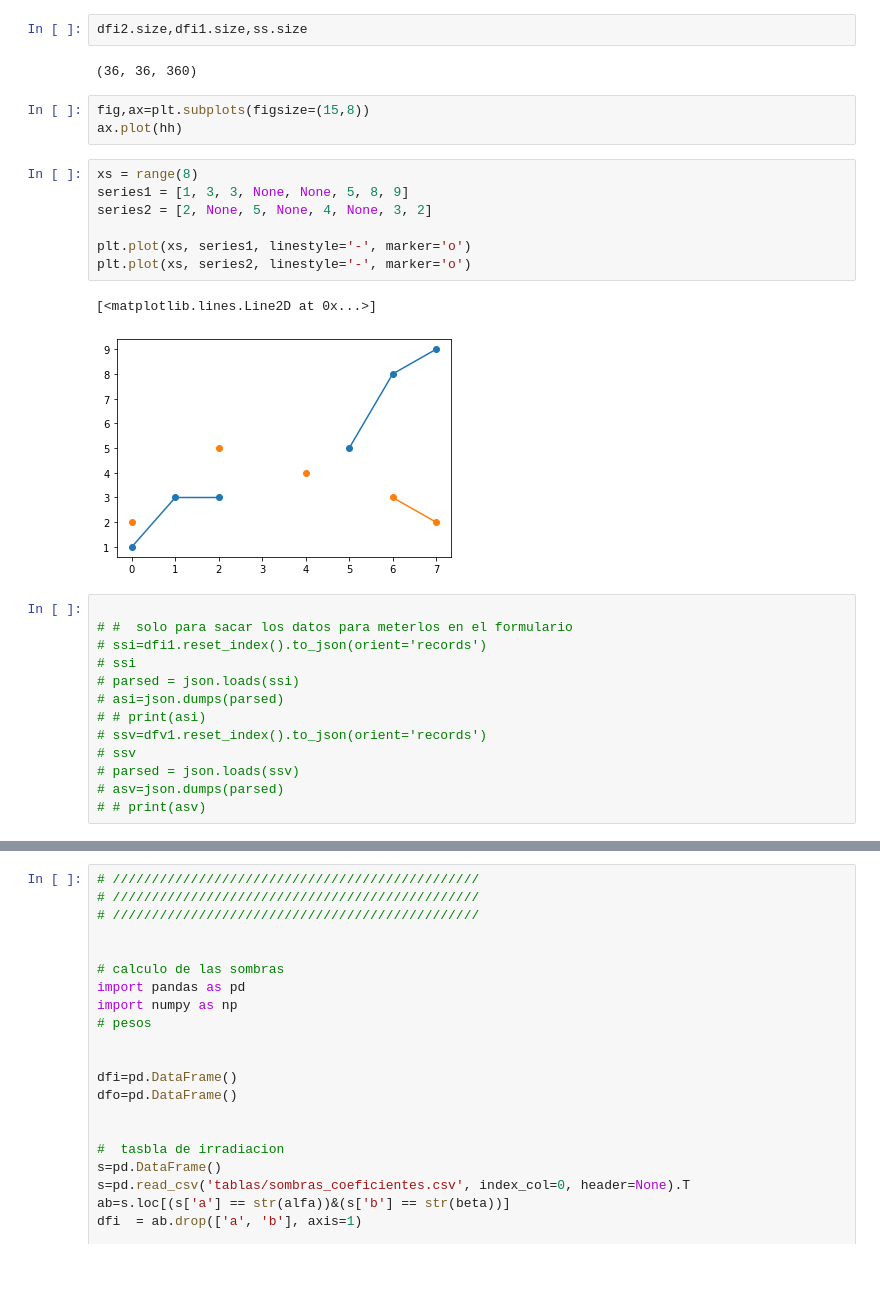
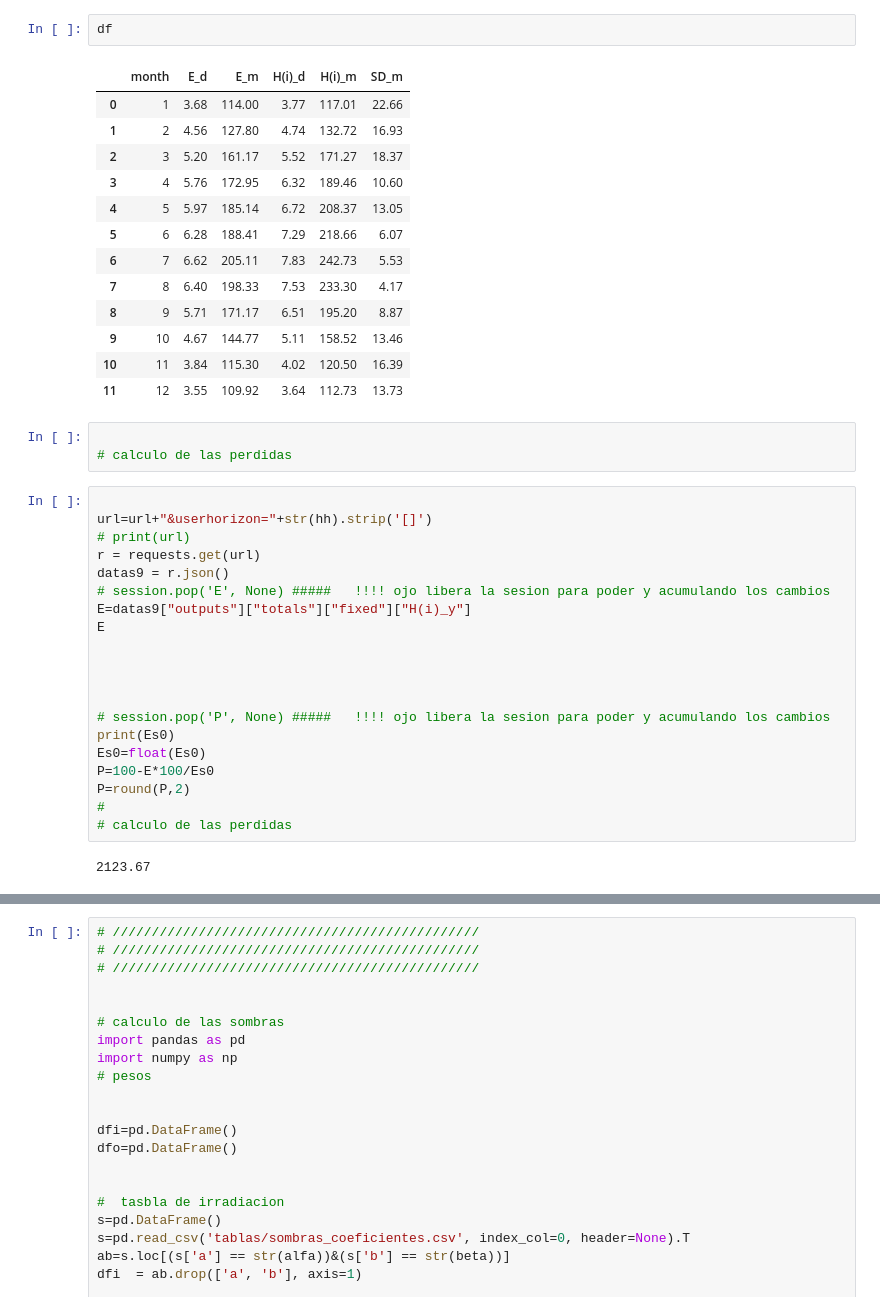
Before and after one commit to wattbucket/1kperdidassom, a Jupyter notebook: notebook.ipynb, the cells around one changed output, grey strips where cells are left out. Drawn from its saved outputs; the diff is of its cells as text; blank space fills up the shorter version.

```diff
--- a/notebook.ipynb
+++ b/notebook.ipynb
@@ -236,33 +212,44 @@ for x in range(len(xx)):
-# %%
-dfi2.size,dfi1.size,ss.size
-# %% [output]
-(36, 36, 360)
-# %%
-fig,ax=plt.subplots(figsize=(15,8))
-ax.plot(hh)
-# %%
-xs = range(8)
-series1 = [1, 3, 3, None, None, 5, 8, 9]
-series2 = [2, None, 5, None, 4, None, 3, 2]
-
-plt.plot(xs, series1, linestyle='-', marker='o')
-plt.plot(xs, series2, linestyle='-', marker='o')
-# %% [output]
-[<matplotlib.lines.Line2D at 0x...>]
-[figure, removed]
-# %%
-
-# #  solo para sacar los datos para meterlos en el formulario
-# ssi=dfi1.reset_index().to_json(orient='records')
-# ssi
-# parsed = json.loads(ssi)
-# asi=json.dumps(parsed)
-# # print(asi)
-# ssv=dfv1.reset_index().to_json(orient='records')
-# ssv
-# parsed = json.loads(ssv)
-# asv=json.dumps(parsed)
-# # print(asv)
+# %%
+df
+# %% [output]
+|  | month | E_d | E_m | H(i)_d | H(i)_m | SD_m |
+| 0 | 1 | 3.68 | 114.00 | 3.77 | 117.01 | 22.66 |
+| 1 | 2 | 4.56 | 127.80 | 4.74 | 132.72 | 16.93 |
+| 2 | 3 | 5.20 | 161.17 | 5.52 | 171.27 | 18.37 |
+| 3 | 4 | 5.76 | 172.95 | 6.32 | 189.46 | 10.60 |
+| 4 | 5 | 5.97 | 185.14 | 6.72 | 208.37 | 13.05 |
+| 5 | 6 | 6.28 | 188.41 | 7.29 | 218.66 | 6.07 |
+| 6 | 7 | 6.62 | 205.11 | 7.83 | 242.73 | 5.53 |
+| 7 | 8 | 6.40 | 198.33 | 7.53 | 233.30 | 4.17 |
+| 8 | 9 | 5.71 | 171.17 | 6.51 | 195.20 | 8.87 |
+| 9 | 10 | 4.67 | 144.77 | 5.11 | 158.52 | 13.46 |
+| 10 | 11 | 3.84 | 115.30 | 4.02 | 120.50 | 16.39 |
+| 11 | 12 | 3.55 | 109.92 | 3.64 | 112.73 | 13.73 |
+# %%
+
+# calculo de las perdidas
+# %%
+
+url=url+"&userhorizon="+str(hh).strip('[]')
+# print(url)
+r = requests.get(url)
+datas9 = r.json()
+# session.pop('E', None) #####   !!!! ojo libera la sesion para poder y acumulando los cambios
+E=datas9["outputs"]["totals"]["fixed"]["H(i)_y"]
+E
+
+
+
+
+# session.pop('P', None) #####   !!!! ojo libera la sesion para poder y acumulando los cambios
+print(Es0)
+Es0=float(Es0)
+P=100-E*100/Es0
+P=round(P,2)
+#
+# calculo de las perdidas
+# %% [output]
+2123.67
 # %%
 # proyecto='ua92-te2-03'
 proyecto='ua92-te2-03'
```
Also changed, not shown: parts of 11 cells of this notebook, 1 other file.
